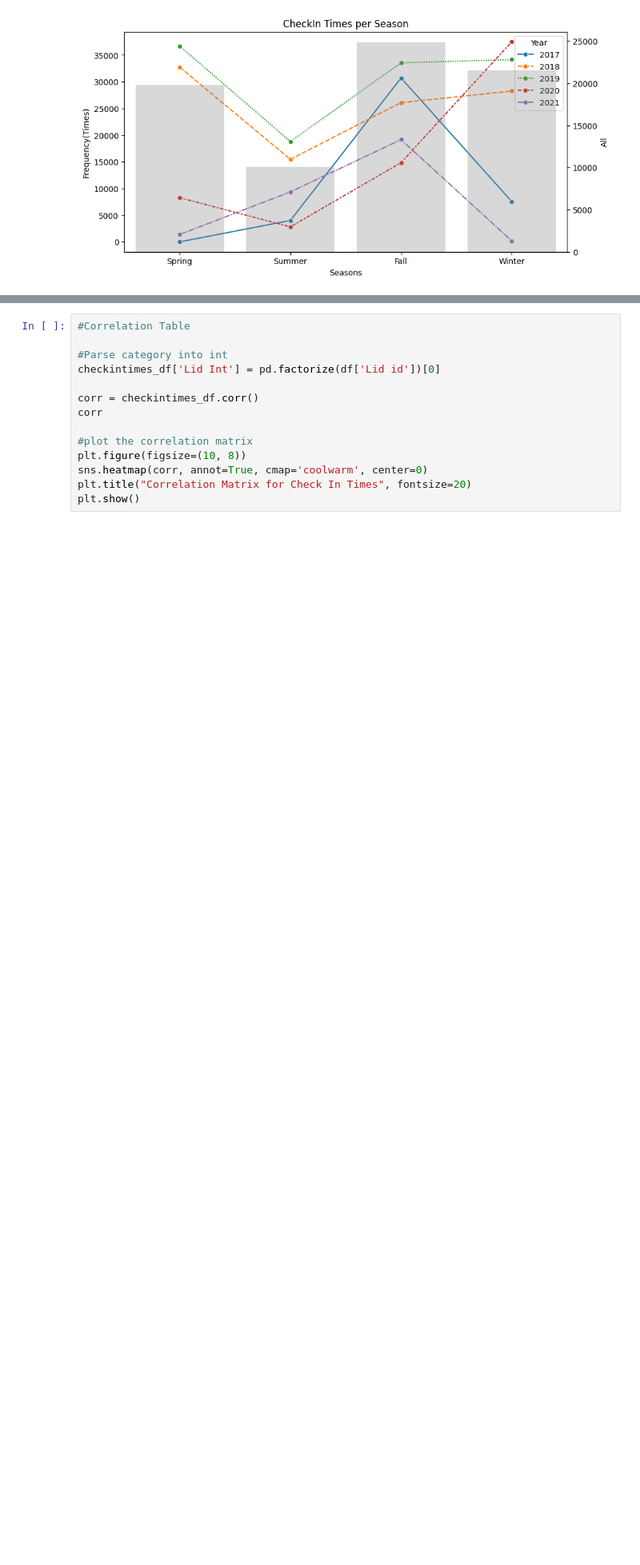
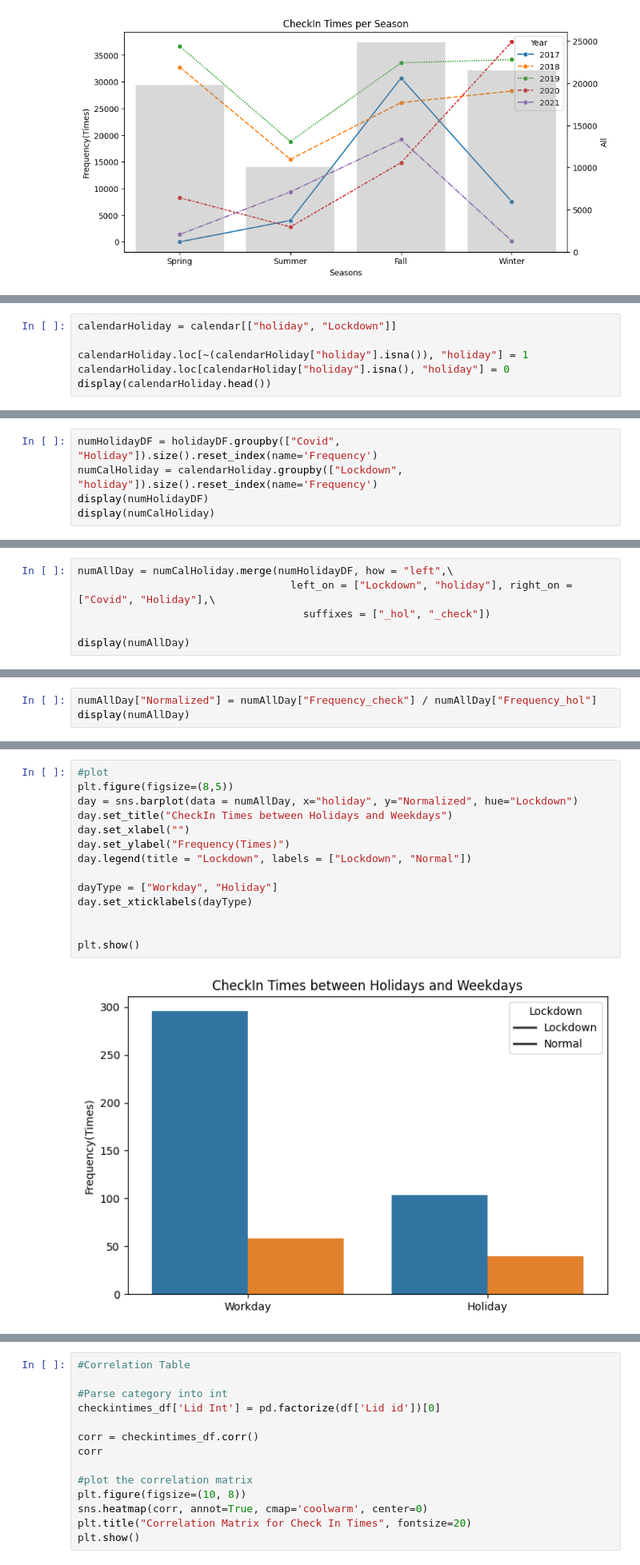
Before and after one commit to mingming2-alya/Business-Analyzing-with-ACLO, a Jupyter notebook: ACLO.ipynb, the cells around one changed output, grey strips where cells are left out. Shown at 80% size. Drawn from its saved outputs; the diff is of its cells as text; blank space fills up the shorter version.

```diff
--- a/ACLO.ipynb
+++ b/ACLO.ipynb
@@ -649,0 +908,6 @@ plt.show()
+# %%
+calendarHoliday = calendar[["holiday", "Lockdown"]]
+
+calendarHoliday.loc[~(calendarHoliday["holiday"].isna()), "holiday"] = 1
+calendarHoliday.loc[calendarHoliday["holiday"].isna(), "holiday"] = 0
+display(calendarHoliday.head())
@@ -649,0 +922,5 @@ plt.show()
+# %%
+numHolidayDF = holidayDF.groupby(["Covid", "Holiday"]).size().reset_index(name='Frequency')
+numCalHoliday = calendarHoliday.groupby(["Lockdown", "holiday"]).size().reset_index(name='Frequency')
+display(numHolidayDF)
+display(numCalHoliday)
@@ -649,0 +938,6 @@ plt.show()
+# %%
+numAllDay = numCalHoliday.merge(numHolidayDF, how = "left",\
+                                  left_on = ["Lockdown", "holiday"], right_on = ["Covid", "Holiday"],\
+                                    suffixes = ["_hol", "_check"])
+
+display(numAllDay)
@@ -649,0 +950,3 @@ plt.show()
+# %%
+numAllDay["Normalized"] = numAllDay["Frequency_check"] / numAllDay["Frequency_hol"]
+display(numAllDay)
@@ -649,0 +959,16 @@ plt.show()
+# %%
+#plot
+plt.figure(figsize=(8,5))
+day = sns.barplot(data = numAllDay, x="holiday", y="Normalized", hue="Lockdown")
+day.set_title("CheckIn Times between Holidays and Weekdays")
+day.set_xlabel("")
+day.set_ylabel("Frequency(Times)")
+day.legend(title = "Lockdown", labels = ["Lockdown", "Normal"])
+
+dayType = ["Workday", "Holiday"]
+day.set_xticklabels(dayType)
+
+
+plt.show()
+# %% [output]
+[figure, added]
```
Also changed, not shown: parts of 51 cells of this notebook, 2 other files.
